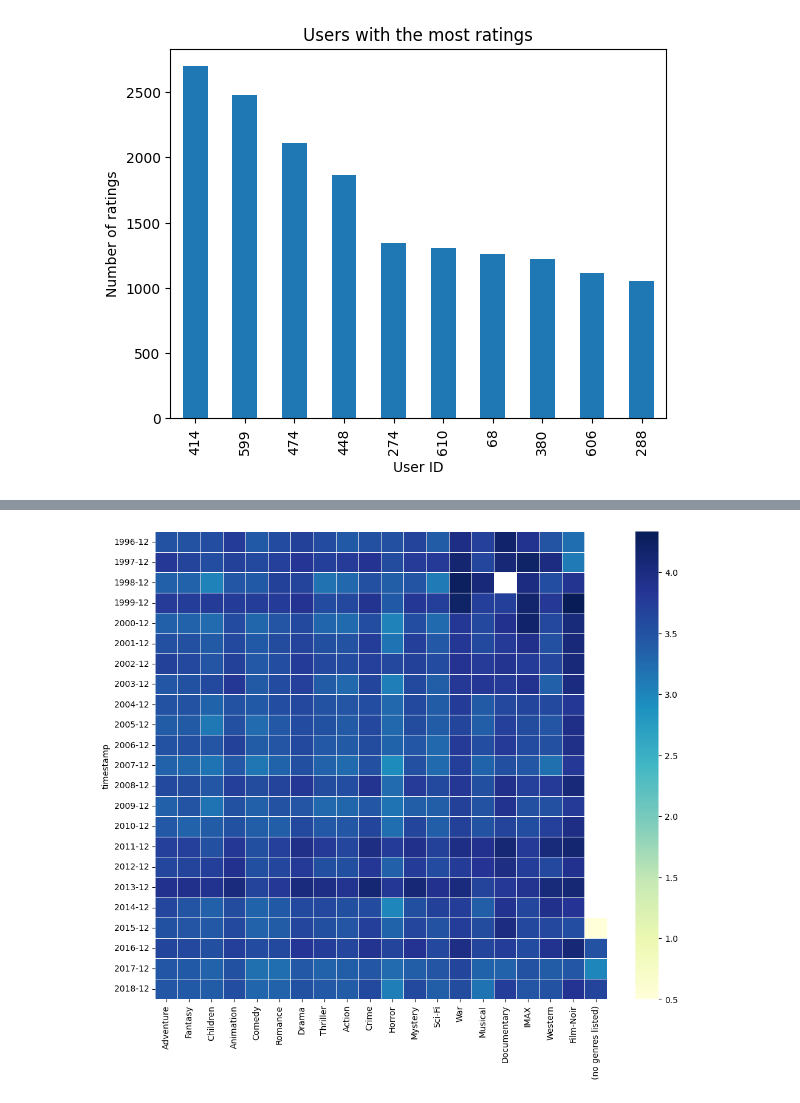
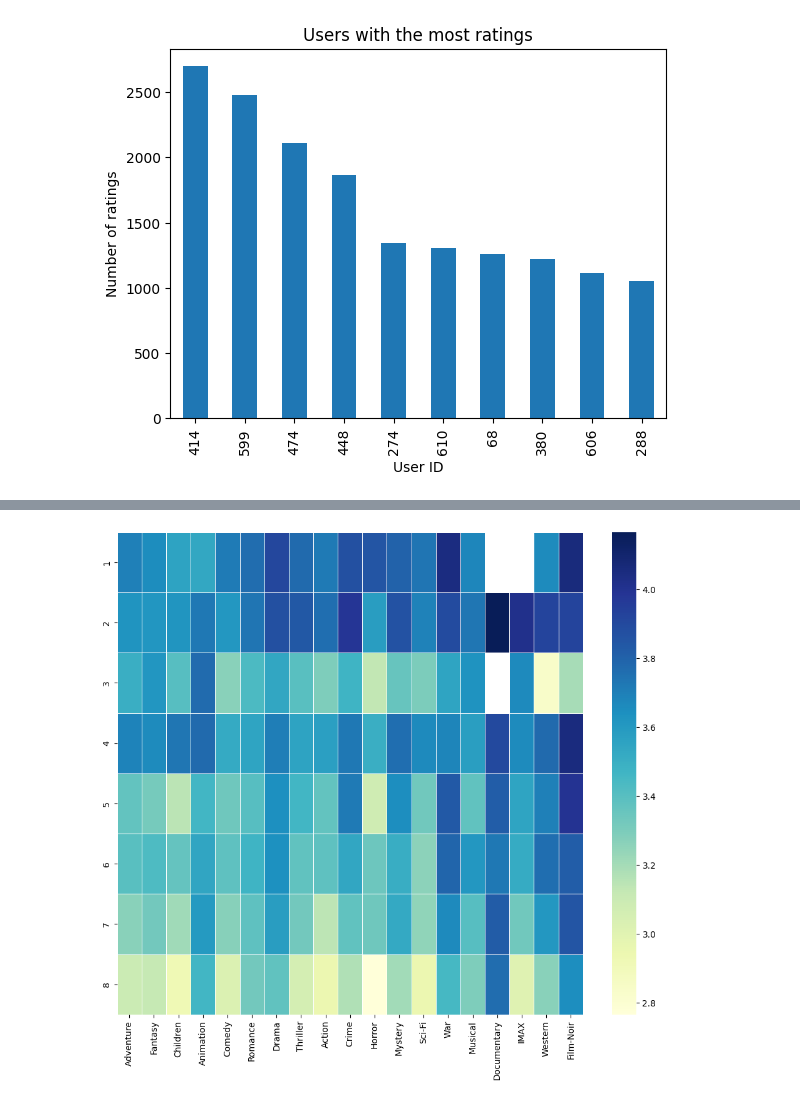
Before and after one commit to ionorins/ContinualMetapathGNN, a Jupyter notebook: checkpoint/data/Movielenslatest-small/raw/dist.ipynb, the cells around one changed output, grey strips where cells are left out. Saved outputs shown, nothing was run; the diff lists cells and outputs as text; code cells hidden in the pictures.

```diff
--- a/checkpoint/data/Movielenslatest-small/raw/dist.ipynb
+++ b/checkpoint/data/Movielenslatest-small/raw/dist.ipynb
@@ -15,7 +15,7 @@ data = pd.merge(ratings, movies, on='iid')
 data.set_index('timestamp', inplace=True)
 
 # # List of all genres
-genres = ['Adventure', 'Fantasy', 'Children', 'Animation', 'Comedy', 'Romance', 'Drama', 'Thriller', 'Action', 'Crime', 'Horror', 'Mystery', 'Sci-Fi', 'War', 'Musical', 'Documentary', 'IMAX', 'Western', 'Film-Noir', '(no genres listed)']
+genres = ['Adventure', 'Fantasy', 'Children', 'Animation', 'Comedy', 'Romance', 'Drama', 'Thriller', 'Action', 'Crime', 'Horror', 'Mystery', 'Sci-Fi', 'War', 'Musical', 'Documentary', 'IMAX', 'Western', 'Film-Noir']
 # %%
 # find the users who have rated the most movies
 user_counts = data['uid'].value_counts()
@@ -31,37 +46,43 @@ plt.show()
 # %%
 import seaborn as sns
 
 # Create an empty DataFrame for storing average ratings per year for each genre
 heatmap_data = pd.DataFrame()
 
 # Iterate over the genres
 for genre in genres:
+    # Group data into 8 chunks of equal size and calculate average rating
+    chunk_size = len(data) // 8
+    chunks = [data[i:i+chunk_size] for i in range(0, len(data), chunk_size)]
+
+    # break
+
     # Filter data by genre
-    genre_data = data[data[genre] == True]
+    chunks = [chunk[chunk[genre] == True] for chunk in chunks]
 
     # Filter by user
     user = None
     if user:
-        genre_data = genre_data[genre_data['uid'] == user]
+        chunks = [chunk[chunk['uid'] == user] for chunk in chunks]
 
-    genre_data = genre_data['rating']
+    chunks = [chunk['rating'] for chunk in chunks]
 
-    # Group data by year and calculate average rating
-    yearly_avg = genre_data.resample('Y').mean()
 
-    # Convert the timestamps to month + year string format
-    yearly_avg.index = yearly_avg.index.strftime('%Y-%m')
+    avg_ratings = [chunk.mean() for chunk in chunks][:-1]
 
     # Store the results in the DataFrame
-    heatmap_data[genre] = yearly_avg
+    heatmap_data[genre] = avg_ratings
 
 # Transpose the DataFrame so that genres are rows and years are columns
 # heatmap_data = heatmap_data.transpose()
+
+# start index from 1
+heatmap_data.index = [i+1 for i in range(len(heatmap_data.index))]
 
 # Plot the heatmap
 plt.figure(figsize=(12, 10))
 sns.heatmap(heatmap_data, cmap="YlGnBu", linewidths=0.5)
 
 plt.show()
 # %% [output]
-[figure, old version]
+[figure, new version]
```
Also changed, not shown: parts of 4 cells of this notebook, 54 other files.
